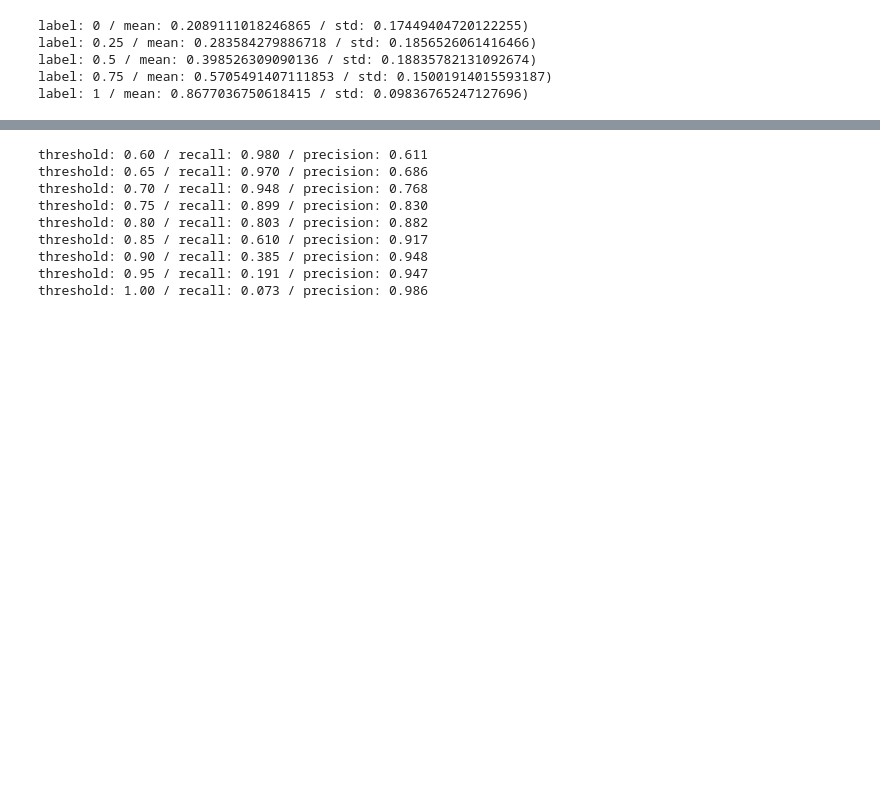
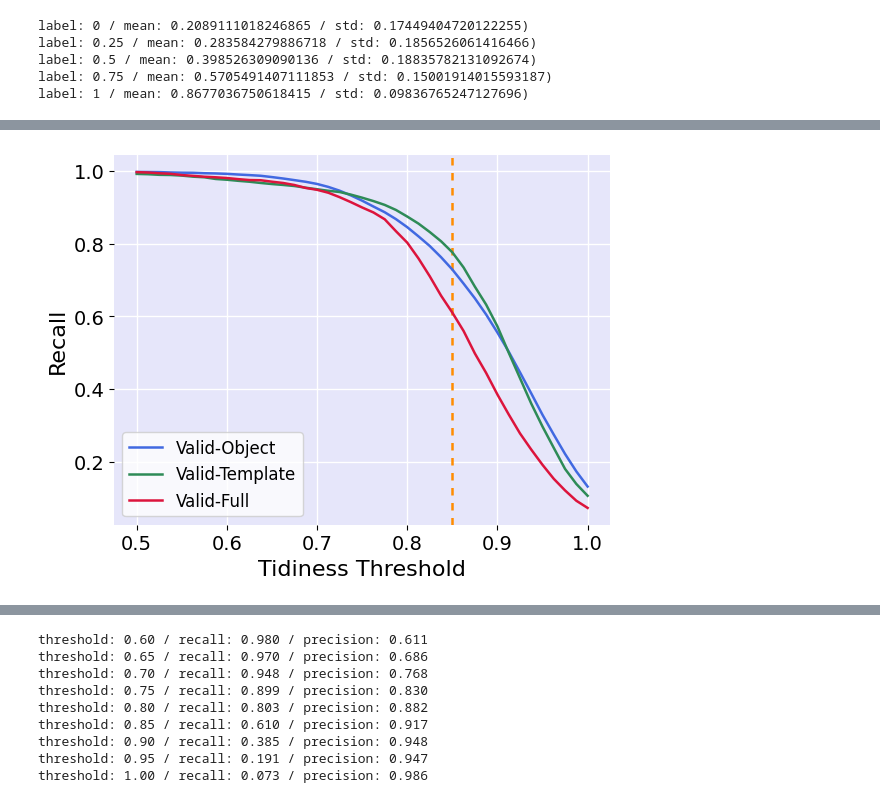
Before and after one commit to hogunkee/TSMCTS, a Jupyter notebook: mcts/Score_Distribution.ipynb, the cells around one changed output, grey strips where cells are left out. Cells and saved outputs as stored; diff of their text form; code cells hidden in the pictures; blank space fills up the shorter version.

```diff
--- a/mcts/Score_Distribution.ipynb
+++ b/mcts/Score_Distribution.ipynb
@@ -81,0 +220,13 @@ plt.show()
+# %%
+th = 0.85
+for scores in scores_list:
+    scores_all = np.concatenate([scores[s] for s in [0, 0.25, 0.5, 0.75, 1]])
+    labels = np.concatenate([[s]*len(scores[s]) for s in [0, 0.25, 0.5, 0.75, 1]])
+
+    recall = np.array(np.array(scores[1])>th).sum() / len(scores[1])
+    precision = (labels[scores_all > th]==1).sum() / (scores_all > th).sum()
+    f1score = 2 * (recall * precision) / (recall + precision)
+    print('recall:', recall)
+    print('precision:', precision)
+    print('f1-score:', f1score)
+    print()
@@ -81,0 +249,48 @@ plt.show()
+# %%
+fig = plt.figure()
+ax = fig.add_subplot()
+
+#ax.tick_params(axis='x', colors='white')
+#ax.tick_params(axis='y', colors='white')
+ax.patch.set_facecolor('lavender')
+ax.grid(color = 'white', linestyle = '-', linewidth = 1)
+ax.tick_params(axis='both', labelsize=14)
+
+ax.spines['right'].set_visible(False)
+ax.spines['top'].set_visible(False)
+ax.spines['left'].set_visible(False)
+ax.spines['bottom'].set_visible(False)
+ax.axvline(0.85, 0, 1, color='darkorange', linestyle=(0, (3, 3)), linewidth=1.8)
+#ax.axvline(0.85, 0, 1, color='blueviolet', linestyle=(0, (5, 5)), linewidth=1.0)
+
+label_names = ['Valid-Object', 'Valid-Template', 'Valid-Full']
+
+colors = ['royalblue', 'forestgreen', 'crimson']
+colors = ['royalblue', 'seagreen', 'crimson']
+# colors = ['darkcyan', 'darkorange', 'mediumvioletred']
+#label_names = ['Train', 'Valid-Object', 'Valid-Template', 'Valid-Full']
+for i, scores in enumerate(scores_list[1:]):
+    scores_all = np.concatenate([scores[s] for s in [0, 0.25, 0.5, 0.75, 1]])
+    labels = np.concatenate([[s]*len(scores[s]) for s in [0, 0.25, 0.5, 0.75, 1]])
+
+    thresholds = np.linspace(0.5, 1, 41)
+    recalls = []
+    precisions = []
+    f1scores = []
+
+    for th in thresholds:
+        recall = np.array(np.array(scores[1])>th).sum() / len(scores[1])
+        recalls.append(recall)
+        precision = (labels[scores_all > th]==1).sum() / (scores_all > th).sum()
+        precisions.append(precision)
+        f1score = 2 * (recall * precision) / (recall + precision)
+        f1scores.append(f1score)
+
+    ax.plot(thresholds, recalls, color=colors[i], label=label_names[i], linewidth=1.8)
+    ax.set_xlabel("Tidiness Threshold", fontsize=16)
+    #ax.set_xlabel("Threshold of success", fontsize=14)
+    ax.set_ylabel("Recall", fontsize=16)
+    ax.legend(fontsize=12)
+plt.show()
+# %% [output]
+[figure, added]
```
Also changed, not shown: parts of 21 cells of this notebook, 4 other files.
